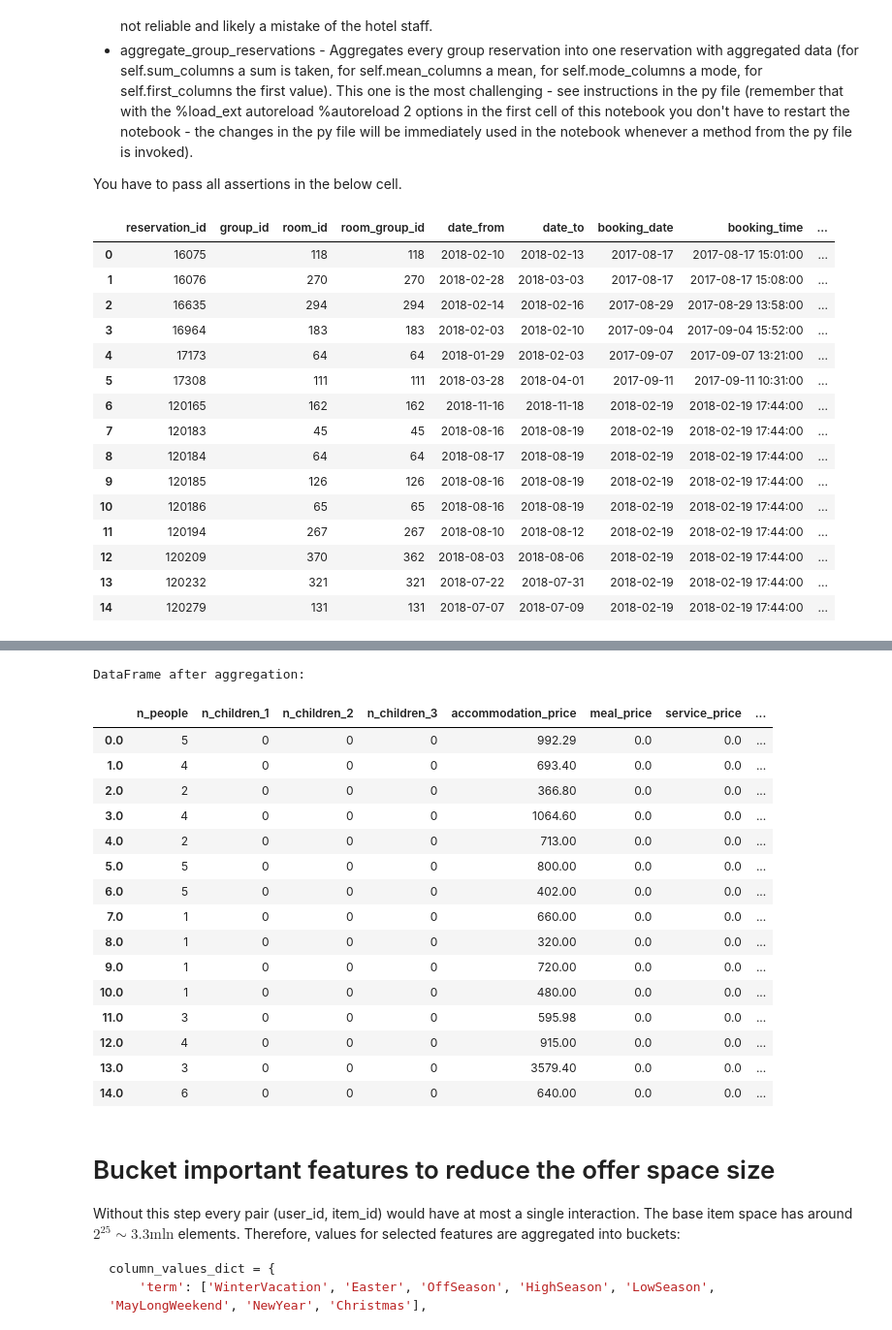
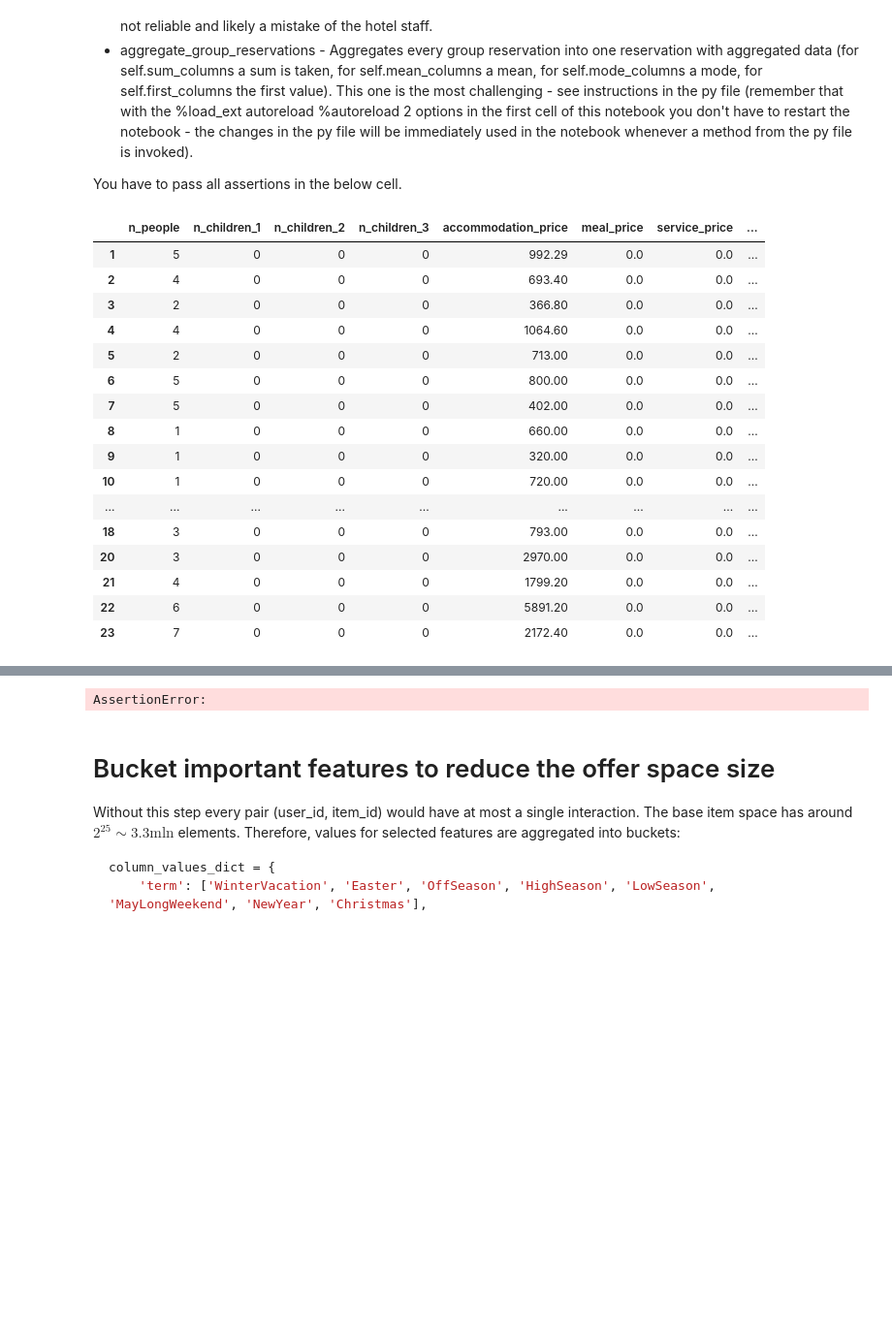
Before and after one commit to GrzegorzGapinski/RSC-Project1, a Jupyter notebook: project_1_data_preparation.ipynb, the cells around one changed output, grey strips where cells are left out. Shown at 97% size. Drawn from its saved outputs; the diff is of its cells as text; code cells hidden in the pictures; blank space fills up the shorter version.

Commit message:
fixed group aggregation

```diff
--- a/project_1_data_preparation.ipynb
+++ b/project_1_data_preparation.ipynb
@@ -128,9 +125,9 @@ preprocessed_data = dp_toolkit.add_nrooms(preprocessed_data)
 preprocessed_data = dp_toolkit.sum_npeople(preprocessed_data)  # Code this method
 preprocessed_data = dp_toolkit.clip_book_to_arrival(preprocessed_data)
 
-#preprocessed_data = dp_toolkit.aggregate_group_reservations(preprocessed_data)  # Code this method
+preprocessed_data = dp_toolkit.aggregate_group_reservations(preprocessed_data)  # Code this method
 
-#display(preprocessed_data.head(15))
+display(preprocessed_data.head(15))
 
 preprocessed_data = dp_toolkit.add_night_price(preprocessed_data)  # Code this method
 
@@ -144,67 +141,68 @@ assert preprocessed_data.iloc[1]['length_of_stay'] == 3
 assert preprocessed_data.iloc[2]['length_of_stay'] == 2
 assert preprocessed_data.iloc[3]['length_of_stay'] == 7
 
-"""
+
 assert preprocessed_data.iloc[2150]['book_to_arrival'] == 11
 assert preprocessed_data.iloc[2151]['book_to_arrival'] == 28
 assert preprocessed_data.iloc[2152]['book_to_arrival'] == 12
 
 assert preprocessed_data.iloc[2150]['weekend_stay'] == 'False'
 assert preprocessed_data.iloc[2151]['weekend_stay'] == 'True'
-assert preprocessed_data.iloc[2152]['weekend_stay'] == 'False'
+#assert preprocessed_data.iloc[2152]['weekend_stay'] == 'False'
 
 assert preprocessed_data.iloc[3650]['n_people'] == 2
 assert preprocessed_data.iloc[3651]['n_people'] == 4
 assert preprocessed_data.iloc[3652]['n_people'] == 1
-"""
+
 assert preprocessed_data.iloc[0]['night_price'] == 330.76
 assert preprocessed_data.iloc[1]['night_price'] == 231.13
 assert preprocessed_data.iloc[2]['night_price'] == 183.40
 
 # Assertions for group reservations
-"""
+
 assert preprocessed_data.iloc[15258]['rate_plan'] == 'Nonref'
-assert preprocessed_data.iloc[15259]['rate_plan'] == 'Standard'
+#assert preprocessed_data.iloc[15259]['rate_plan'] == 'Standard'
 assert preprocessed_data.iloc[15260]['rate_plan'] == 'Standard'
 assert preprocessed_data.iloc[15258]['accommodation_price'] == 1397.06
 assert preprocessed_data.iloc[15261]['accommodation_price'] == 2953.10
 assert preprocessed_data.iloc[15264]['accommodation_price'] == 1738.80
 assert preprocessed_data.iloc[15258]['n_people'] == 6
 assert preprocessed_data.iloc[15259]['n_people'] == 7
 assert preprocessed_data.iloc[15260]['n_people'] == 11
 assert preprocessed_data.iloc[15265]['night_price'] == 206.67
 assert preprocessed_data.iloc[15266]['night_price'] == 138.92
 assert preprocessed_data.iloc[15267]['night_price'] == 119.07
 print("lol")
 assert preprocessed_data.iloc[15261]['room_group_id'] == 483
 assert preprocessed_data.iloc[15266]['room_group_id'] == 78
 assert preprocessed_data.iloc[15267]['room_group_id'] == 463
-"""
+
 
 # Printing preprocessed_data
 display(preprocessed_data.head(15))
 
 # DataFrame after aggregate group reservations
-df_test = dp_toolkit.aggregate_group_reservations(preprocessed_data)
+#df_test = dp_toolkit.aggregate_group_reservations(preprocessed_data)
 
-print("DataFrame after aggregation:")
+#print("DataFrame after aggregation:")
 
-display(df_test.head(15))
+#display(df_test.head(15))
 # %% [output]
-|  | reservation_id | group_id | room_id | room_group_id | date_from | date_to | booking_date | booking_time | ... |
-| 0 | 16075 |  | 118 | 118 | 2018-02-10 | 2018-02-13 | 2017-08-17 | 2017-08-17 15:01:00 | ... |
-| 1 | 16076 |  | 270 | 270 | 2018-02-28 | 2018-03-03 | 2017-08-17 | 2017-08-17 15:08:00 | ... |
-| 2 | 16635 |  | 294 | 294 | 2018-02-14 | 2018-02-16 | 2017-08-29 | 2017-08-29 13:58:00 | ... |
-| 3 | 16964 |  | 183 | 183 | 2018-02-03 | 2018-02-10 | 2017-09-04 | 2017-09-04 15:52:00 | ... |
-| 4 | 17173 |  | 64 | 64 | 2018-01-29 | 2018-02-03 | 2017-09-07 | 2017-09-07 13:21:00 | ... |
-| 5 | 17308 |  | 111 | 111 | 2018-03-28 | 2018-04-01 | 2017-09-11 | 2017-09-11 10:31:00 | ... |
-| 6 | 120165 |  | 162 | 162 | 2018-11-16 | 2018-11-18 | 2018-02-19 | 2018-02-19 17:44:00 | ... |
-| 7 | 120183 |  | 45 | 45 | 2018-08-16 | 2018-08-19 | 2018-02-19 | 2018-02-19 17:44:00 | ... |
-| 8 | 120184 |  | 64 | 64 | 2018-08-17 | 2018-08-19 | 2018-02-19 | 2018-02-19 17:44:00 | ... |
-| 9 | 120185 |  | 126 | 126 | 2018-08-16 | 2018-08-19 | 2018-02-19 | 2018-02-19 17:44:00 | ... |
-| 10 | 120186 |  | 65 | 65 | 2018-08-16 | 2018-08-19 | 2018-02-19 | 2018-02-19 17:44:00 | ... |
-| 11 | 120194 |  | 267 | 267 | 2018-08-10 | 2018-08-12 | 2018-02-19 | 2018-02-19 17:44:00 | ... |
-| 12 | 120209 |  | 370 | 362 | 2018-08-03 | 2018-08-06 | 2018-02-19 | 2018-02-19 17:44:00 | ... |
-| 13 | 120232 |  | 321 | 321 | 2018-07-22 | 2018-07-31 | 2018-02-19 | 2018-02-19 17:44:00 | ... |
-| 14 | 120279 |  | 131 | 131 | 2018-07-07 | 2018-07-09 | 2018-02-19 | 2018-02-19 17:44:00 | ... |
+|  | n_people | n_children_1 | n_children_2 | n_children_3 | accommodation_price | meal_price | service_price | ... |
+| 1 | 5 | 0 | 0 | 0 | 992.29 | 0.0 | 0.0 | ... |
+| 2 | 4 | 0 | 0 | 0 | 693.40 | 0.0 | 0.0 | ... |
+| 3 | 2 | 0 | 0 | 0 | 366.80 | 0.0 | 0.0 | ... |
+| 4 | 4 | 0 | 0 | 0 | 1064.60 | 0.0 | 0.0 | ... |
+| 5 | 2 | 0 | 0 | 0 | 713.00 | 0.0 | 0.0 | ... |
+| 6 | 5 | 0 | 0 | 0 | 800.00 | 0.0 | 0.0 | ... |
+| 7 | 5 | 0 | 0 | 0 | 402.00 | 0.0 | 0.0 | ... |
+| 8 | 1 | 0 | 0 | 0 | 660.00 | 0.0 | 0.0 | ... |
+| 9 | 1 | 0 | 0 | 0 | 320.00 | 0.0 | 0.0 | ... |
+| 10 | 1 | 0 | 0 | 0 | 720.00 | 0.0 | 0.0 | ... |
+| ... | ... | ... | ... | ... | ... | ... | ... | ... |
+| 18 | 3 | 0 | 0 | 0 | 793.00 | 0.0 | 0.0 | ... |
+| 20 | 3 | 0 | 0 | 0 | 2970.00 | 0.0 | 0.0 | ... |
+| 21 | 4 | 0 | 0 | 0 | 1799.20 | 0.0 | 0.0 | ... |
+| 22 | 6 | 0 | 0 | 0 | 5891.20 | 0.0 | 0.0 | ... |
+| 23 | 7 | 0 | 0 | 0 | 2172.40 | 0.0 | 0.0 | ... |
 |  | n_people | n_children_1 | n_children_2 | n_children_3 | accommodation_price | meal_price | service_price | ... |
@@ -227,20 +224,4 @@ display(df_test.head(15))
-DataFrame after aggregation:
+AssertionError:
-|  | n_people | n_children_1 | n_children_2 | n_children_3 | accommodation_price | meal_price | service_price | ... |
-| 0.0 | 5 | 0 | 0 | 0 | 992.29 | 0.0 | 0.0 | ... |
-| 1.0 | 4 | 0 | 0 | 0 | 693.40 | 0.0 | 0.0 | ... |
-| 2.0 | 2 | 0 | 0 | 0 | 366.80 | 0.0 | 0.0 | ... |
-| 3.0 | 4 | 0 | 0 | 0 | 1064.60 | 0.0 | 0.0 | ... |
-| 4.0 | 2 | 0 | 0 | 0 | 713.00 | 0.0 | 0.0 | ... |
-| 5.0 | 5 | 0 | 0 | 0 | 800.00 | 0.0 | 0.0 | ... |
-| 6.0 | 5 | 0 | 0 | 0 | 402.00 | 0.0 | 0.0 | ... |
-| 7.0 | 1 | 0 | 0 | 0 | 660.00 | 0.0 | 0.0 | ... |
-| 8.0 | 1 | 0 | 0 | 0 | 320.00 | 0.0 | 0.0 | ... |
-| 9.0 | 1 | 0 | 0 | 0 | 720.00 | 0.0 | 0.0 | ... |
-| 10.0 | 1 | 0 | 0 | 0 | 480.00 | 0.0 | 0.0 | ... |
-| 11.0 | 3 | 0 | 0 | 0 | 595.98 | 0.0 | 0.0 | ... |
-| 12.0 | 4 | 0 | 0 | 0 | 915.00 | 0.0 | 0.0 | ... |
-| 13.0 | 3 | 0 | 0 | 0 | 3579.40 | 0.0 | 0.0 | ... |
-| 14.0 | 6 | 0 | 0 | 0 | 640.00 | 0.0 | 0.0 | ... |
 # %% [markdown]
 # Bucket important features to reduce the offer space size
 
```
Also changed, not shown: parts of 2 cells of this notebook, 2 other files.
